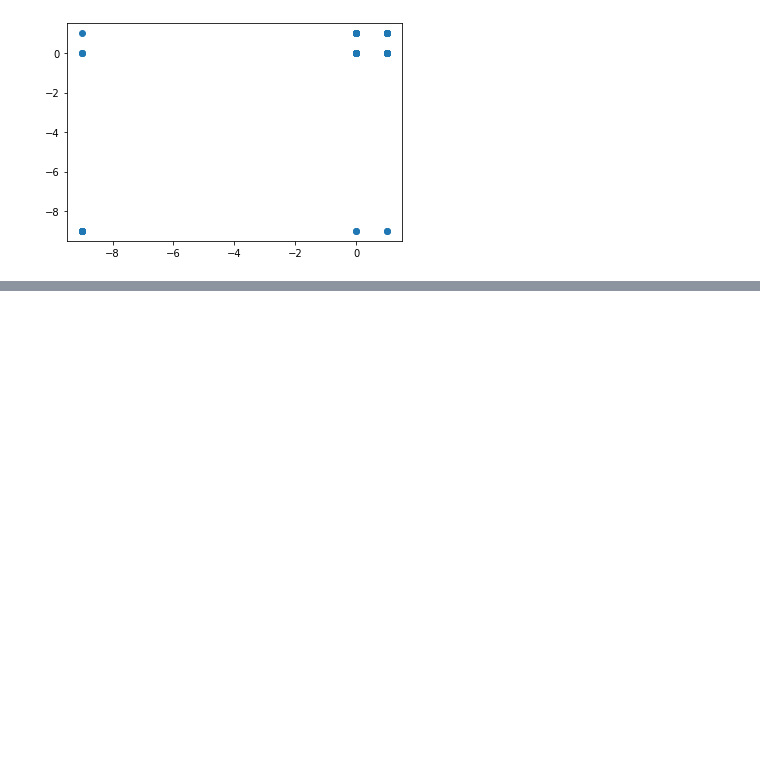
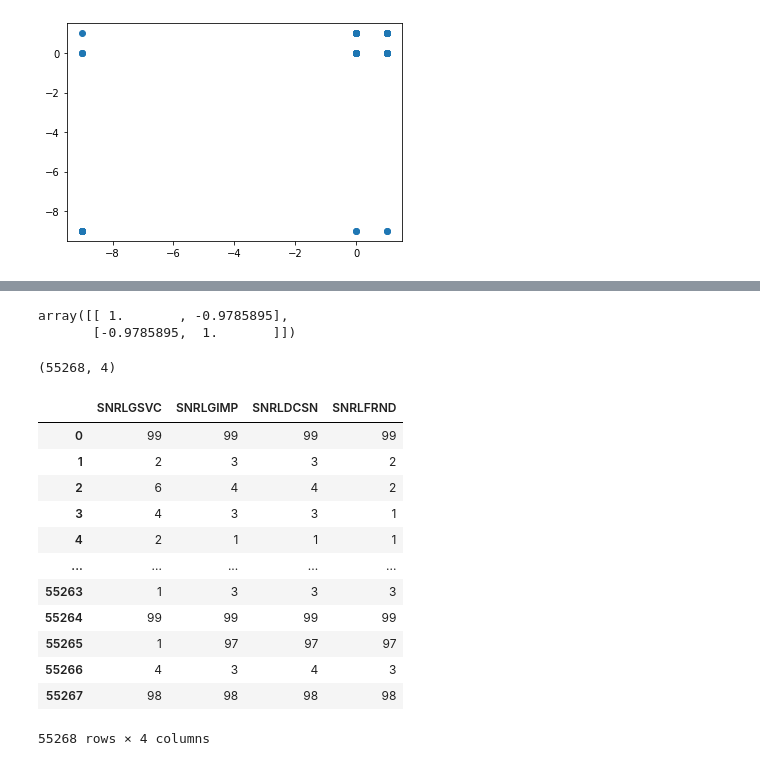
Before and after one commit to zaxiang/DDS_Project, a Jupyter notebook: DDS_Project_courtney.ipynb, the cells around one changed output, grey strips where cells are left out. Drawn from its saved outputs; the diff is of its cells as text; code cells hidden in the pictures; blank space fills up the shorter version.

```diff
--- a/DDS_Project_courtney.ipynb
+++ b/DDS_Project_courtney.ipynb
@@ -94,0 +98,27 @@ plt.scatter(drug['AMHTXND2'], drug['ABUSEPSY'])
+# %%
+np.corrcoef(drug['SNRLGIMP'], drug['AMHTXND2'])
+# %% [output]
+array([[ 1.       , -0.9785895],
+       [-0.9785895,  1.       ]])
+# %%
+relgion_df = drug[['SNRLGSVC','SNRLGIMP','SNRLDCSN','SNRLFRND']]
+religion_df = relgion_df.rename({'SNRLGSVC':'Past_12_months','SNRLGIMP':'Important','SNRLDCSN':'Influence','SNRLFRND':'Friends_Share'},axis=1)
+religion_df.shape
+# %% [output]
+(55268, 4)
+# %%
+relgion_df
+# %% [output]
+|  | SNRLGSVC | SNRLGIMP | SNRLDCSN | SNRLFRND |
+| 0 | 99 | 99 | 99 | 99 |
+| 1 | 2 | 3 | 3 | 2 |
+| 2 | 6 | 4 | 4 | 2 |
+| 3 | 4 | 3 | 3 | 1 |
+| 4 | 2 | 1 | 1 | 1 |
+| ... | ... | ... | ... | ... |
+| 55263 | 1 | 3 | 3 | 3 |
+| 55264 | 99 | 99 | 99 | 99 |
+| 55265 | 1 | 97 | 97 | 97 |
+| 55266 | 4 | 3 | 4 | 3 |
+| 55267 | 98 | 98 | 98 | 98 |
+55268 rows × 4 columns
```
Also changed, not shown: parts of 14 cells of this notebook.
